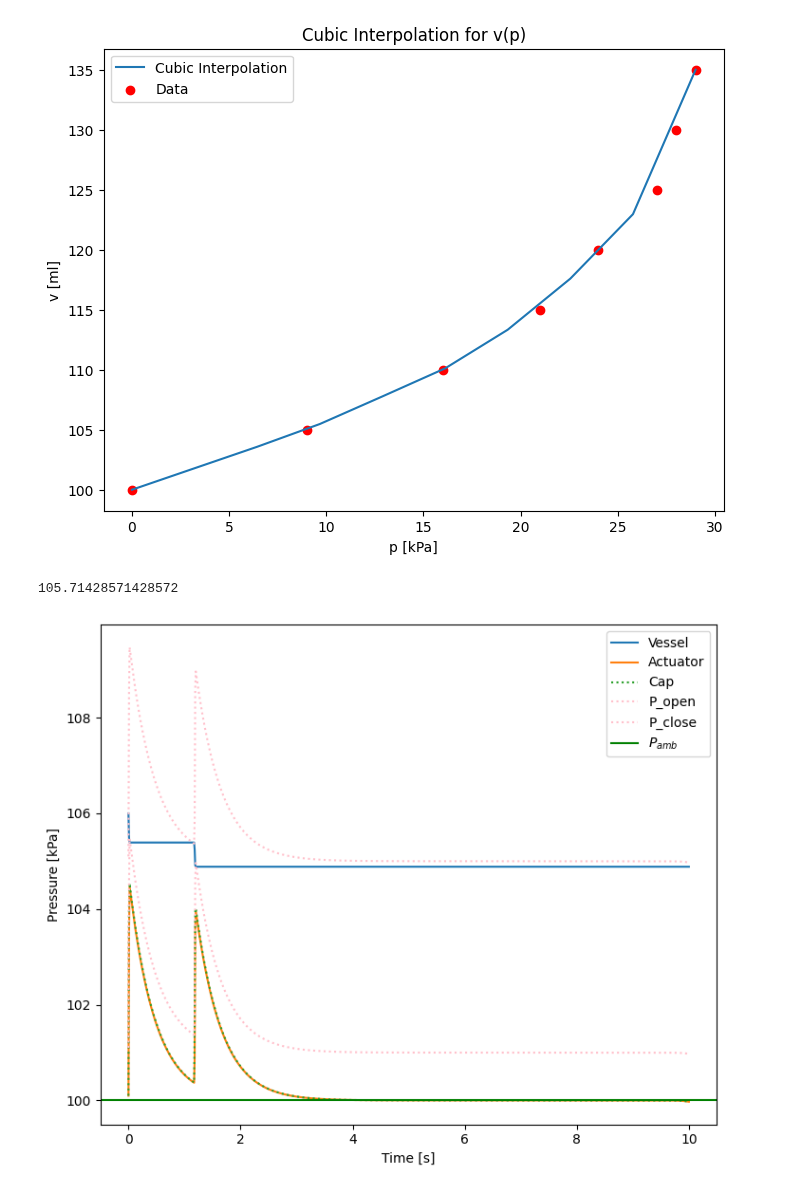
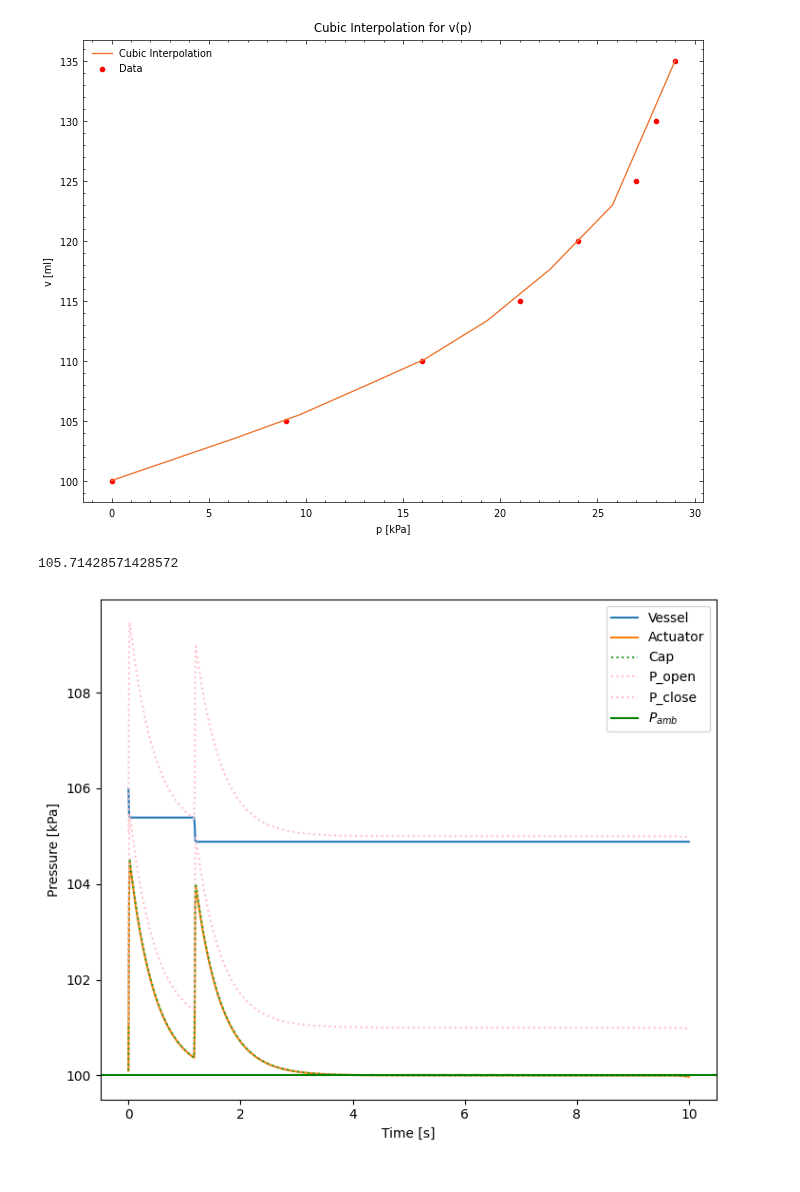
Before and after one commit to Olviel/Thermal_Soft_Robotics, a Jupyter notebook: Thermal_actuation/Model/Opening_event/ODE_model_solve_ivp.ipynb, the cells around one changed output. Cells and saved outputs as stored; diff of their text form; code cells hidden in the pictures.

Commit message:
save before checkout

```diff
--- a/Thermal_actuation/Model/Opening_event/ODE_model_solve_ivp.ipynb
+++ b/Thermal_actuation/Model/Opening_event/ODE_model_solve_ivp.ipynb
@@ -5,34 +5,49 @@ import matplotlib.pyplot as plt
 from scipy.optimize import curve_fit
 from scipy.interpolate import CubicSpline
 from scipy.interpolate import interp1d
+
+import scienceplots
+plt.style.use(['science','nature','no-latex','vibrant'])
+
+
+
+
+#Import personal functions
+import sys
+#sys.path.append("C:/Users/Olivi/OneDrive - TU Eindhoven/Soft robotic matter/GitHub/Thermal_Soft_Robotics/Functions")
+sys.path.append("//sun/overvelde/group-folder/PROJECTS/Thermal_soft_robotics_Olivier/Git/Thermal_Soft_Robotics/Functions")
+from save_plot_func import save_plot
+from pathlib import Path
 # %%
 # Fit PV curve
 
 # Data from Shibo groupmeeting slides pneunet actuator with h = \inf
 v_fit = np.array([0, 5, 10, 15, 20, 25, 30, 35])*1e-6+100e-6 #[m3] data in mL converted to L
 p_fit = np.array([0, 9, 16, 21, 24, 27, 28, 29])*1000 #[pa] data in kpa converted to pa
 
 # Create cubic spline
 volume_act = interp1d(p_fit, v_fit, kind='slinear',bounds_error=False, fill_value="extrapolate") #L/Pa
 
 # Plot
 p_vals = np.linspace(p_fit[0], p_fit[-1], 10)
 v_vals = volume_act(p_vals)
 
 plt.figure(figsize=(8, 6))
 plt.plot(p_vals/1000, v_vals*1e6, label='Cubic Interpolation')
 plt.scatter(p_fit/1000, v_fit*1e6, color='red', label='Data')
 plt.legend()
 plt.xlabel('p [kPa]')
 plt.ylabel('v [ml]')
 plt.title('Cubic Interpolation for v(p)')
-plt.show()
+#plt.show()
+
+save_plot('PV_pneunet')
 
 p = 10e3  # For example
 v = volume_act(p)
 print(v*1e6)
 # %% [output]
-[figure, old version]
+[figure, new version]
 105.71428571428572
 # %%
 
```
